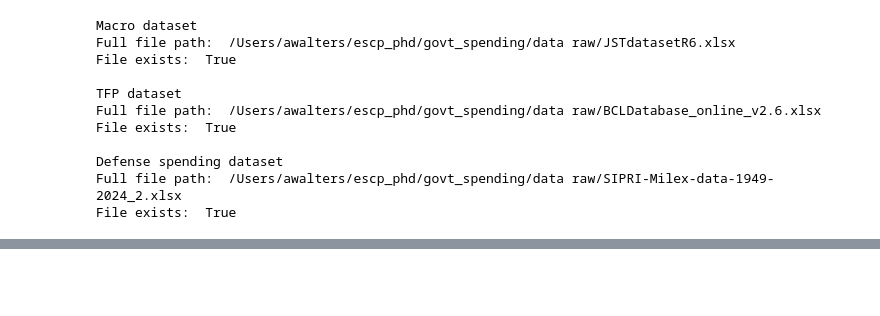
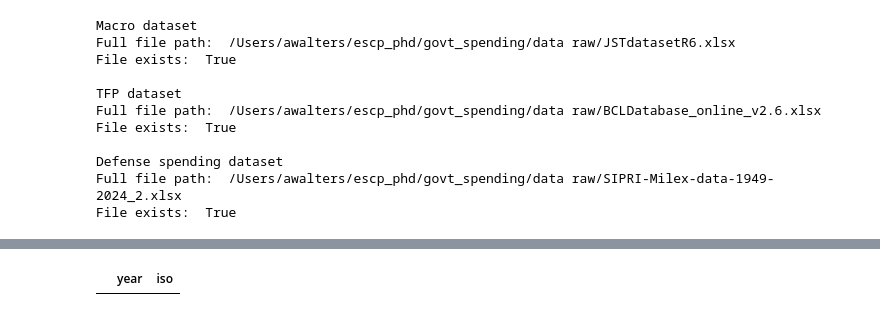
Before and after one commit to andrewpwalters/escp_phd, a Jupyter notebook: govt_spending/notebooks/4a. NATO Create Dataset.ipynb, the cells around one changed output, grey strips where cells are left out. Saved outputs shown, nothing was run; the diff lists cells and outputs as text; code cells hidden in the pictures; blank space fills up the shorter version.

```diff
--- a/govt_spending/notebooks/4a. NATO Create Dataset.ipynb
+++ b/govt_spending/notebooks/4a. NATO Create Dataset.ipynb
@@ -162,3 +193,9 @@ df = df.copy()
+# %%
+out = df.loc[(df["year"] >= 1950) & df.isna().any(axis=1)]
+na_cols = out.columns[out.isna().any()].tolist()
+out[["year","iso"] + na_cols]
+# %% [output]
+|  | year | iso |
 # %%
 vars_keep = ["rgdp_pc","gov_pc","bill_rate","def_gdp","debtgdp","tfp","mil_gdp","nx_gdp"]
 
```
Also changed, not shown: parts of 14 cells of this notebook, 2 other files.
